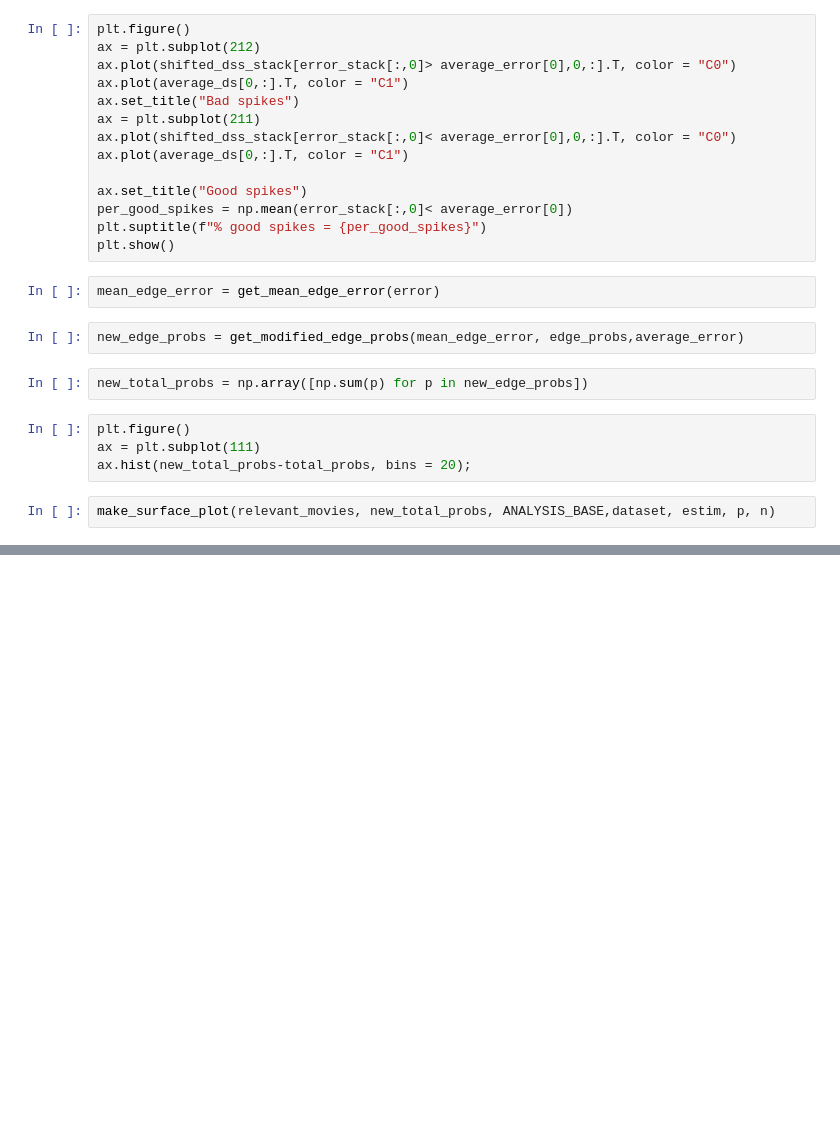
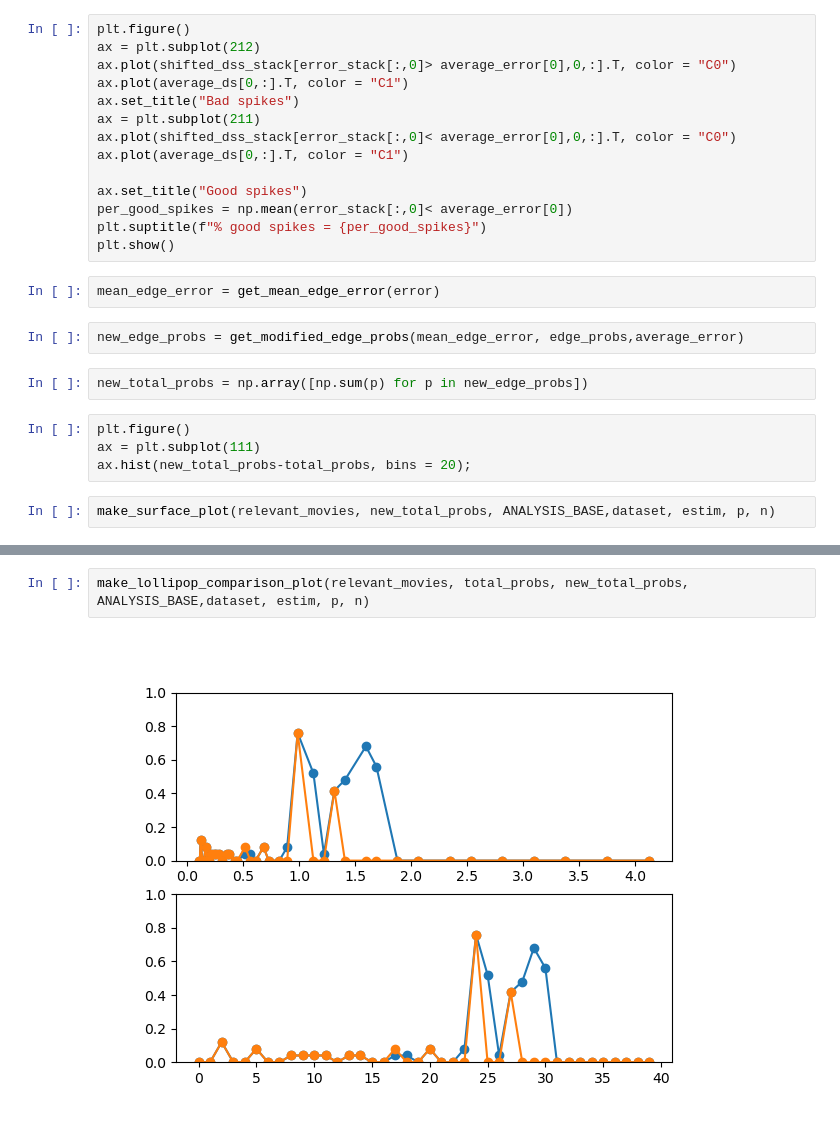
Before and after one commit to jefe-jeff/g-sort, a Jupyter notebook: scripts/post-process/bootstrap_error_analysis.ipynb, the cells around one changed output, grey strips where cells are left out. Saved outputs shown, nothing was run; the diff lists cells and outputs as text; blank space fills up the shorter version.

```diff
--- a/scripts/post-process/bootstrap_error_analysis.ipynb
+++ b/scripts/post-process/bootstrap_error_analysis.ipynb
@@ -102,0 +111,4 @@ make_surface_plot(relevant_movies, new_total_probs, ANALYSIS_BASE,dataset, estim
+# %%
+make_lollipop_comparison_plot(relevant_movies, total_probs, new_total_probs, ANALYSIS_BASE,dataset, estim, p, n)
+# %% [output]
+[figure, added]
```
Also changed, not shown: parts of 18 cells of this notebook.
